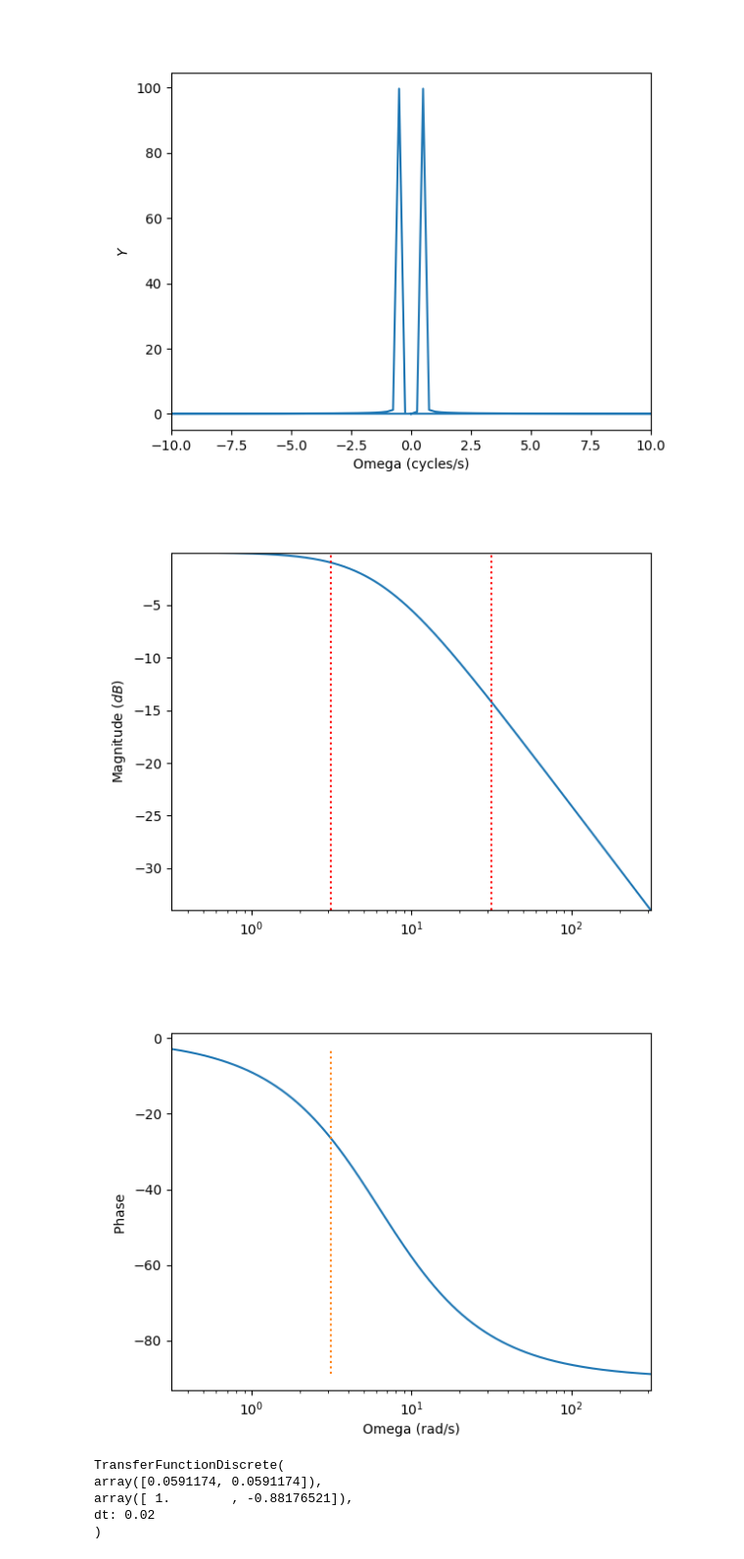
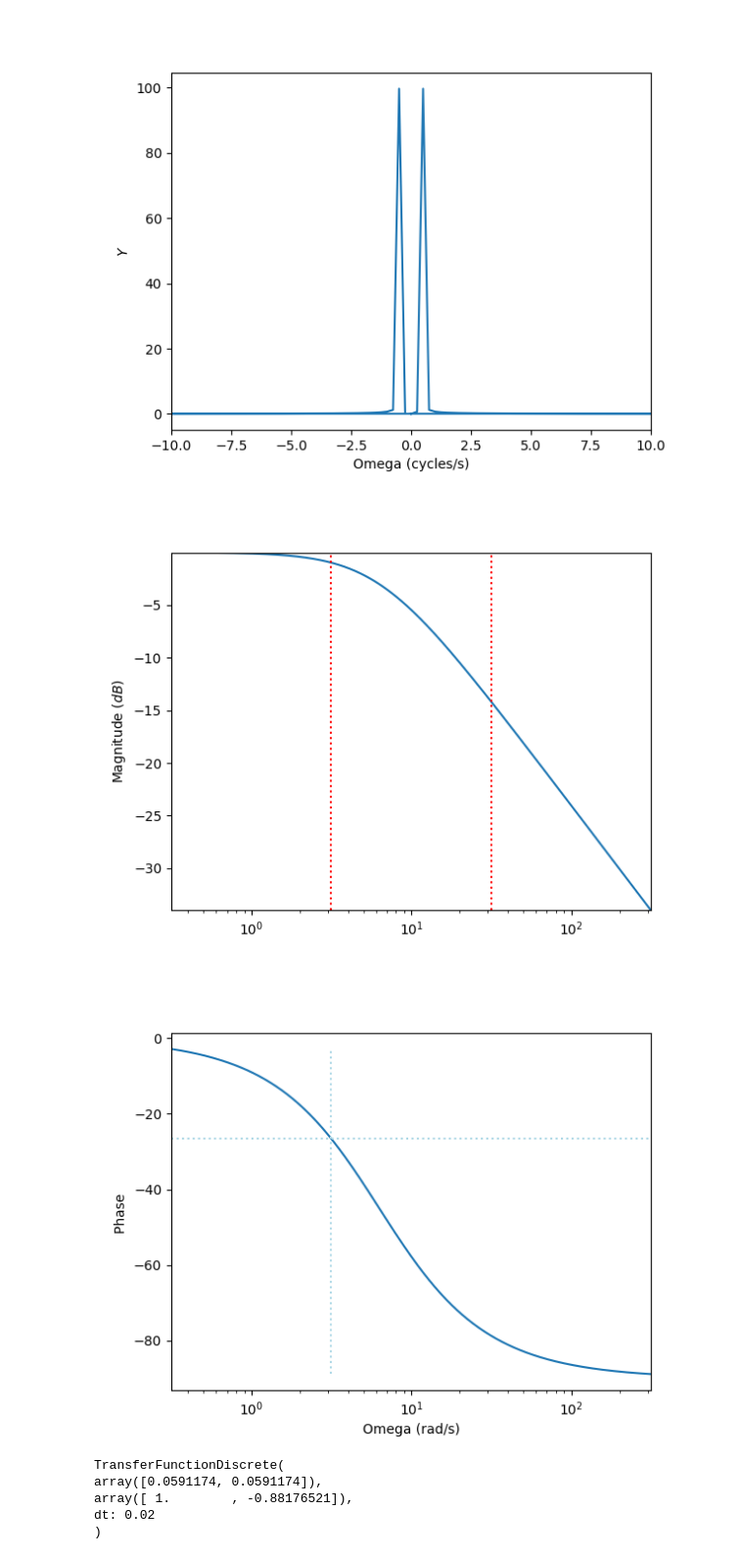
Before and after one commit to Taras2r/FluxCtrlPGE, a Jupyter notebook: FluxCtrl.ipynb, the cells around one changed output. Shown at 98% size. Saved outputs shown, nothing was run; the diff lists cells and outputs as text; code cells hidden in the pictures.

```diff
--- a/FluxCtrl.ipynb
+++ b/FluxCtrl.ipynb
@@ -102,35 +102,36 @@ plt.ylabel("$Y$");
 w0 = 2*np.pi*1; # pole frequency (rad/s)
 num = w0        # transfer function numerator coefficients
 den = [1,w0]    # transfer function denominator coefficients
 lowPass = signal.TransferFunction(num,den) # Transfer function
 
 # Generate the bode plot
 w = np.logspace( np.log10(min(signalFreq)*2*np.pi/10), np.log10(max(signalFreq)*2*np.pi*10), 500 )
 w, mag, phase = signal.bode(lowPass,w)
 
 # Plot the signal
 # plt.clf()
 # Magnitude plot
 plt.figure()
 plt.semilogx(w, mag)
 for sf in signalFreq:
     plt.semilogx([sf*2*np.pi,sf*2*np.pi],[min(mag),max(mag)],'r:')
 plt.ylabel("Magnitude ($dB$)")
 plt.xlim([min(w),max(w)])
 plt.ylim([min(mag),max(mag)])
 plt.show()
 
 # Phase plot
 plt.figure()
 plt.semilogx(w, phase)  # Bode phase plot
-plt.semilogx([2*np.pi*0.5, 2*np.pi*0.5], [min(phase), max(phase)], ':')
+plt.semilogx([2*np.pi*0.5, 2*np.pi*0.5], [min(phase), max(phase)], ':', color="lightblue")
+plt.axhline(-26.565, ls=":", color="lightblue")
 plt.ylabel("Phase ")
 plt.xlabel("Omega (rad/s)")
 plt.xlim([min(w),max(w)])
 plt.show()
 # %% [output]
 [figure]
-[figure, old version]
+[figure, new version]
 # %%
 dt = 1.0/samplingFreq;
 discreteLowPass = lowPass.to_discrete(dt,method='gbt',alpha=0.5)
```
Also changed, not shown: parts of 5 cells of this notebook, 11 other files.
